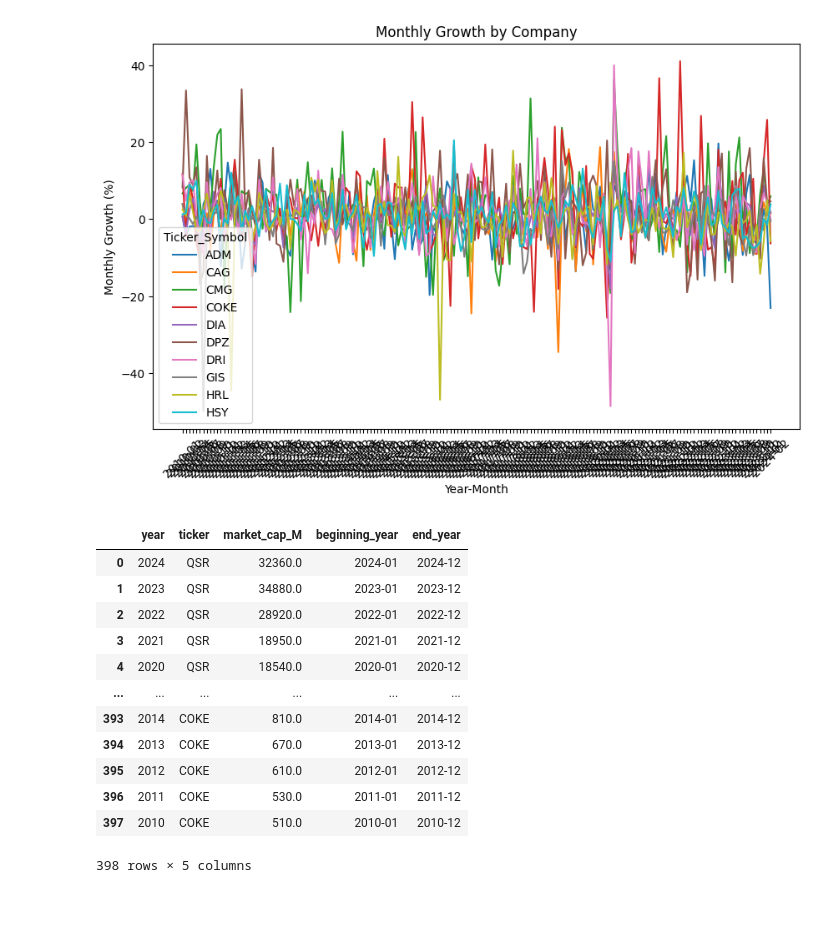
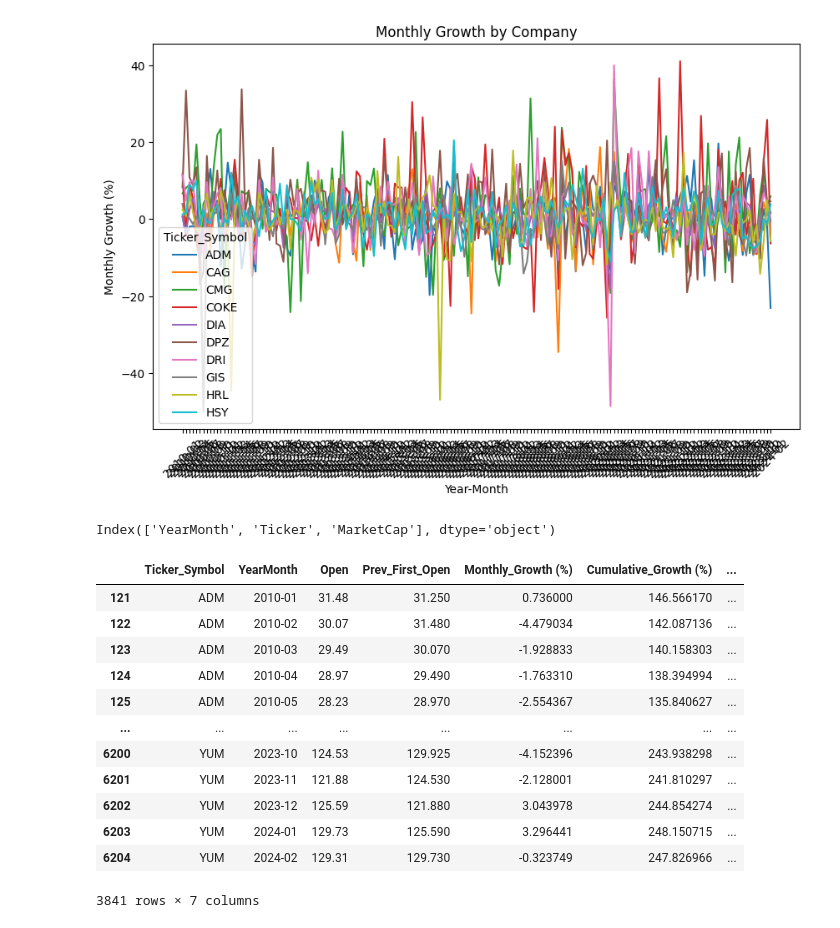
Before and after one commit to SAT-Enjoyers/citadel-datathon, a Jupyter notebook: eda/analyse_stocks_month.ipynb, the cells around one changed output. Saved outputs shown, nothing was run; the diff lists cells and outputs as text; code cells hidden in the pictures.

```diff
--- a/eda/analyse_stocks_month.ipynb
+++ b/eda/analyse_stocks_month.ipynb
@@ -14,6 +14,8 @@ import sweetviz as sv
 Define constants and import dataset
 # %%
 DATASET = '../udataset/filtered_stock_and_etfs.csv'
+START_DATE = '2010-01'
+END_DATE = '2022-12'
 
 df = pd.read_csv(DATASET)
 # %% [markdown]
@@ -86,3 +88,5 @@ See the caveats in the documentation: https://pandas.pydata.org/pandas-docs/stab
 # %%
 MARKETCAP = '../udataset/market_cap.csv'
 cap_df = pd.read_csv(MARKETCAP)
+cap_df['YearMonth'] = pd.to_datetime(cap_df['YearMonth'])
+cap_df['YearMonth'] = cap_df['YearMonth'].dt.to_period('M')
@@ -99,29 +93,26 @@ def get_market_cap(row):
-# %%
-cap_df['year'] = cap_df['year'].astype(str)
-cap_df['beginning_year'] = cap_df['year'] +'-01-01'
-cap_df['beginning_year'] = pd.to_datetime(cap_df['beginning_year'])
-cap_df['beginning_year'] = cap_df['beginning_year'].dt.to_period('M')
-
-cap_df['end_year'] = cap_df['year'] +'-12-31'
-cap_df['end_year'] = pd.to_datetime(cap_df['end_year'])
-cap_df['end_year'] = cap_df['end_year'].dt.to_period('M')
-
-growth = growth[growth['YearMonth'] >= pd.Period('2010-01')]
-growth['market_cap'] = growth.apply(get_market_cap, axis=1)
-
-cap_df
-# %% [output]
-|  | year | ticker | market_cap_M | beginning_year | end_year |
-| 0 | 2024 | QSR | 32360.0 | 2024-01 | 2024-12 |
-| 1 | 2023 | QSR | 34880.0 | 2023-01 | 2023-12 |
-| 2 | 2022 | QSR | 28920.0 | 2022-01 | 2022-12 |
-| 3 | 2021 | QSR | 18950.0 | 2021-01 | 2021-12 |
-| 4 | 2020 | QSR | 18540.0 | 2020-01 | 2020-12 |
-| ... | ... | ... | ... | ... | ... |
-| 393 | 2014 | COKE | 810.0 | 2014-01 | 2014-12 |
-| 394 | 2013 | COKE | 670.0 | 2013-01 | 2013-12 |
-| 395 | 2012 | COKE | 610.0 | 2012-01 | 2012-12 |
-| 396 | 2011 | COKE | 530.0 | 2011-01 | 2011-12 |
-| 397 | 2010 | COKE | 510.0 | 2010-01 | 2010-12 |
-398 rows × 5 columns
+# %%
+# growth = pd.merge()
+print(cap_df.columns)
+cap_df = cap_df.rename(columns = {'Ticker': 'Ticker_Symbol'})
+growth = pd.merge(growth, cap_df, on = ['YearMonth', 'Ticker_Symbol'], how='left')
+# %% [output]
+Index(['YearMonth', 'Ticker', 'MarketCap'], dtype='object')
+# %%
+growth = growth[growth['YearMonth'] >= pd.Period(START_DATE)]
+growth
+#growth['market_cap'] = growth.apply(get_market_cap, axis=1)
+# %% [output]
+|  | Ticker_Symbol | YearMonth | Open | Prev_First_Open | Monthly_Growth (%) | Cumulative_Growth (%) | ... |
+| 121 | ADM | 2010-01 | 31.48 | 31.250 | 0.736000 | 146.566170 | ... |
+| 122 | ADM | 2010-02 | 30.07 | 31.480 | -4.479034 | 142.087136 | ... |
+| 123 | ADM | 2010-03 | 29.49 | 30.070 | -1.928833 | 140.158303 | ... |
+| 124 | ADM | 2010-04 | 28.97 | 29.490 | -1.763310 | 138.394994 | ... |
+| 125 | ADM | 2010-05 | 28.23 | 28.970 | -2.554367 | 135.840627 | ... |
+| ... | ... | ... | ... | ... | ... | ... | ... |
+| 6200 | YUM | 2023-10 | 124.53 | 129.925 | -4.152396 | 243.938298 | ... |
+| 6201 | YUM | 2023-11 | 121.88 | 124.530 | -2.128001 | 241.810297 | ... |
+| 6202 | YUM | 2023-12 | 125.59 | 121.880 | 3.043978 | 244.854274 | ... |
+| 6203 | YUM | 2024-01 | 129.73 | 125.590 | 3.296441 | 248.150715 | ... |
+| 6204 | YUM | 2024-02 | 129.31 | 129.730 | -0.323749 | 247.826966 | ... |
+3841 rows × 7 columns
 # %%
```
Also changed, not shown: parts of 8 cells of this notebook, 1 other file.
